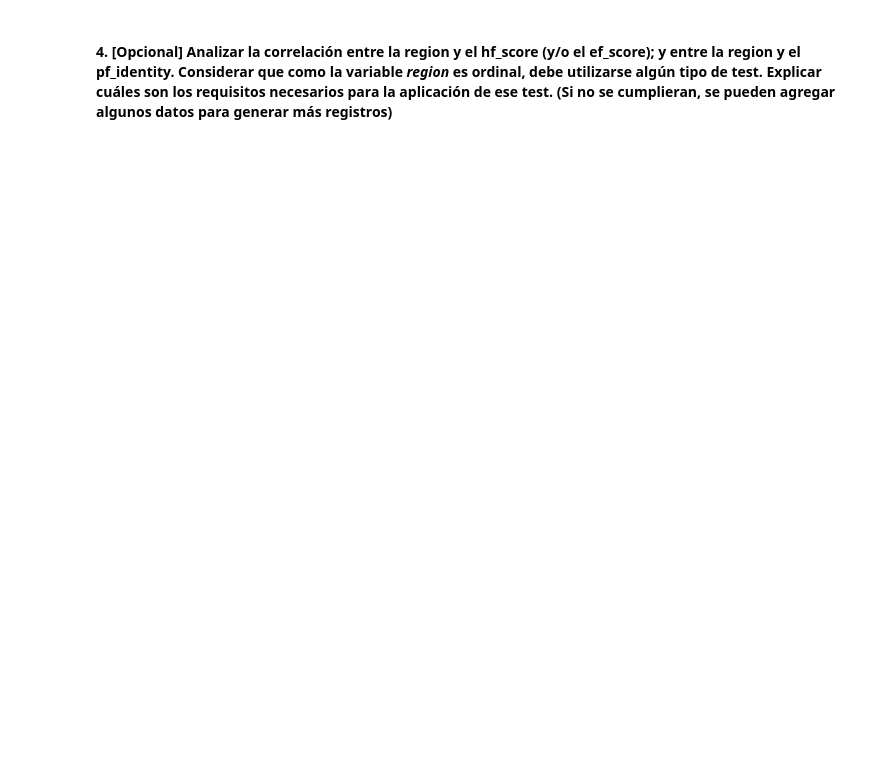
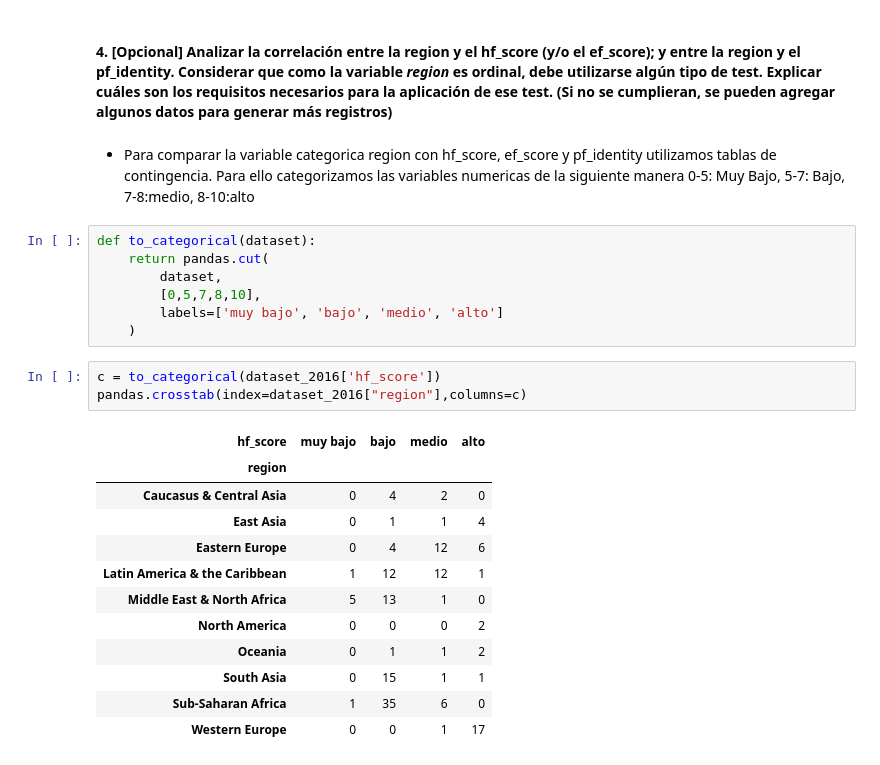
Before and after one commit to manquius/diplodatos_ayv, a Jupyter notebook: 02_practico_I.ipynb, the cells around one changed output. Drawn from its saved outputs; the diff is of its cells as text; blank space fills up the shorter version.

```diff
--- a/02_practico_I.ipynb
+++ b/02_practico_I.ipynb
@@ -759,2 +795,27 @@ Utilizando spearmanr vemos que para los casos de combinación de estas variable,
 # %% [markdown]
 #### 4. [Opcional] Analizar la correlación entre la region y el hf_score (y/o el ef_score); y entre la region y el pf_identity. Considerar que como la variable *region* es ordinal, debe utilizarse algún tipo de test. Explicar cuáles son los requisitos necesarios para la aplicación de ese test. (Si no se cumplieran, se pueden agregar algunos datos para generar más registros)
+# %% [markdown]
+- Para comparar la variable categorica region con hf_score, ef_score y pf_identity utilizamos tablas de contingencia. Para ello categorizamos las variables numericas de la siguiente manera 0-5: Muy Bajo, 5-7: Bajo, 7-8:medio, 8-10:alto
+# %%
+def to_categorical(dataset):
+    return pandas.cut(
+        dataset,
+        [0,5,7,8,10],
+        labels=['muy bajo', 'bajo', 'medio', 'alto']
+    )
+# %%
+c = to_categorical(dataset_2016['hf_score'])
+pandas.crosstab(index=dataset_2016["region"],columns=c)
+# %% [output]
+| hf_score | muy bajo | bajo | medio | alto |
+| region |  |  |  |  |
+| Caucasus & Central Asia | 0 | 4 | 2 | 0 |
+| East Asia | 0 | 1 | 1 | 4 |
+| Eastern Europe | 0 | 4 | 12 | 6 |
+| Latin America & the Caribbean | 1 | 12 | 12 | 1 |
+| Middle East & North Africa | 5 | 13 | 1 | 0 |
+| North America | 0 | 0 | 0 | 2 |
+| Oceania | 0 | 1 | 1 | 2 |
+| South Asia | 0 | 15 | 1 | 1 |
+| Sub-Saharan Africa | 1 | 35 | 6 | 0 |
+| Western Europe | 0 | 0 | 1 | 17 |
```
Also changed, not shown: parts of 15 cells of this notebook.
